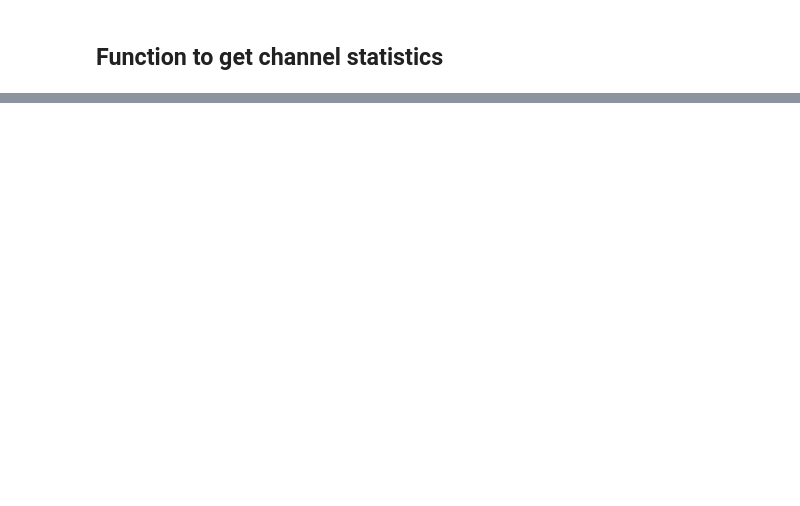
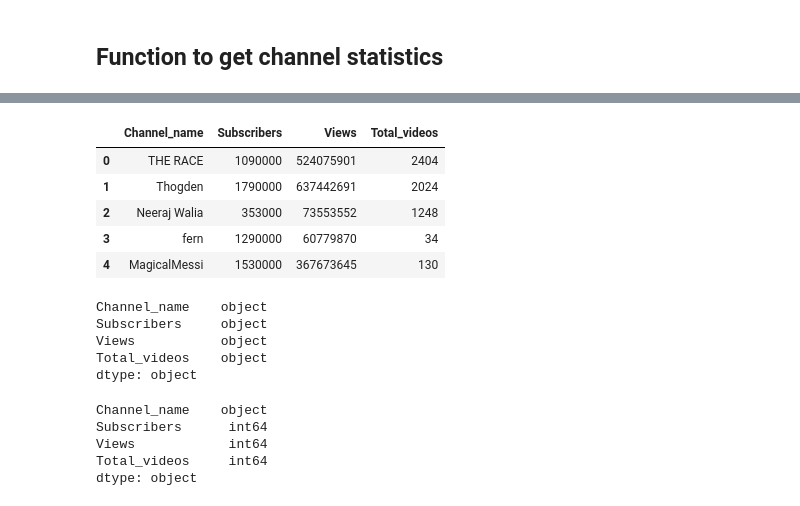
Before and after one commit to Shantanu29kumar/Scapping_Youtube_Data, a Jupyter notebook: YT-Analysis-project.ipynb, the cells around one changed output, grey strips where cells are left out. Cells and saved outputs as stored; diff of their text form; code cells hidden in the pictures; blank space fills up the shorter version.

```diff
--- a/YT-Analysis-project.ipynb
+++ b/YT-Analysis-project.ipynb
@@ -16,4 +15,12 @@ channel_id = 'UCnU7ly6zEcQxUScjhkgFYAQ'
 youTube = build('youtube','v3',developerKey=api_key)
+# %%
+#multiple channels ids
+channel_ids = ['UCnU7ly6zEcQxUScjhkgFYAQ', #Thogden
+               'UCaTxfj0BzL-MaCy-YUqPRoQ', #THE RACE
+               'UCODHrzPMGbNv67e84WDZhQQ', #fern
+               'UCrmsp2voP5agAXWHvEPvxsg', #Neeraj Walia
+               'UCsObGXVUdSh-bHT7CdVXrrw' #MagicalMessi
+               ]
 # %% [markdown]
 ## Function to get channel statistics
 # %%
@@ -38,0 +68,29 @@ get_channel_stats(youTube,channel_id)
+# %%
+channel_data = pd.DataFrame(channel_statistics)
+channel_data
+# %% [output]
+|  | Channel_name | Subscribers | Views | Total_videos |
+| 0 | THE RACE | 1090000 | 524075901 | 2404 |
+| 1 | Thogden | 1790000 | 637442691 | 2024 |
+| 2 | Neeraj Walia | 353000 | 73553552 | 1248 |
+| 3 | fern | 1290000 | 60779870 | 34 |
+| 4 | MagicalMessi | 1530000 | 367673645 | 130 |
+# %%
+channel_data.dtypes
+# %% [output]
+Channel_name    object
+Subscribers     object
+Views           object
+Total_videos    object
+dtype: object
+# %%
+channel_data['Subscribers'] = pd.to_numeric(channel_data['Subscribers'])
+channel_data['Views'] = pd.to_numeric(channel_data['Views'])
+channel_data['Total_videos'] = pd.to_numeric(channel_data['Total_videos'])
+channel_data.dtypes
+# %% [output]
+Channel_name    object
+Subscribers      int64
+Views            int64
+Total_videos     int64
+dtype: object
```
Also changed, not shown: parts of 8 cells of this notebook.
